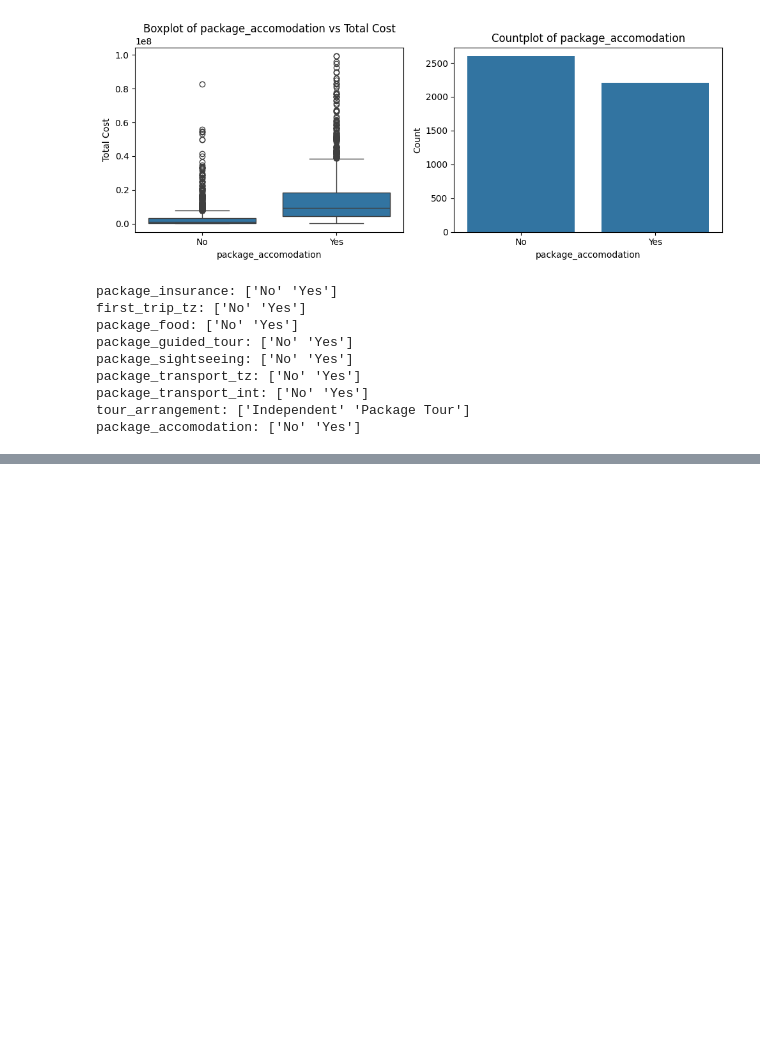
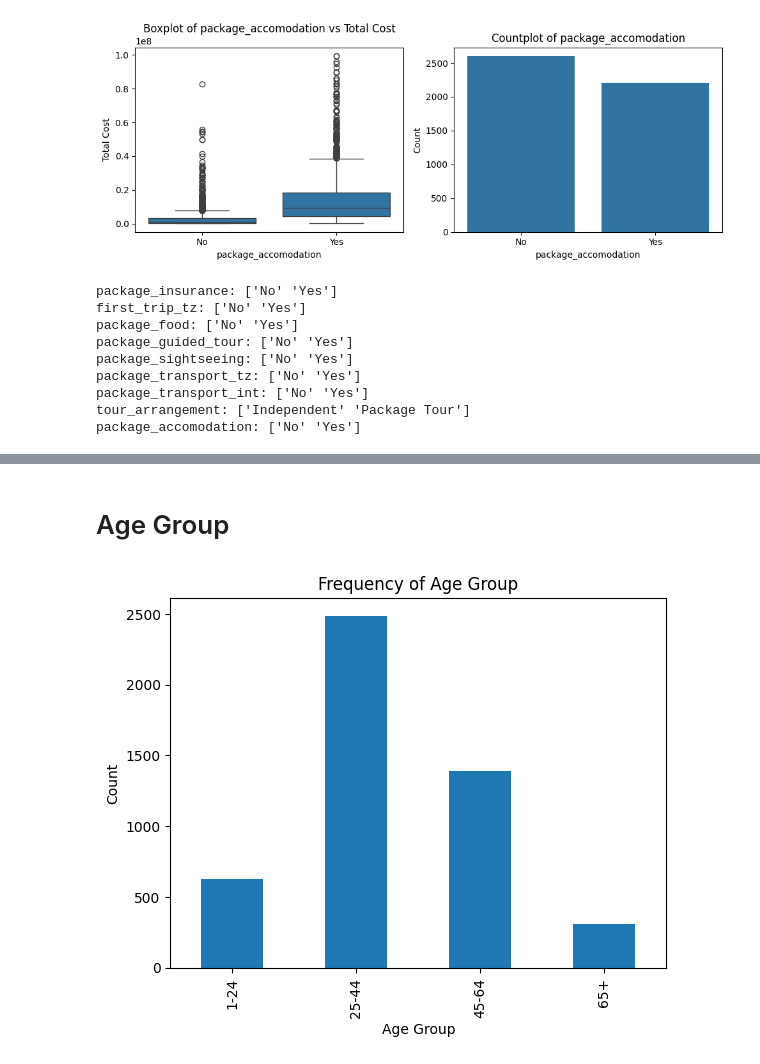
Before and after one commit to segnig/Tanzania-Tourism-Prediction, a Jupyter notebook: main.ipynb, the cells around one changed output, grey strips where cells are left out. Saved outputs shown, nothing was run; the diff lists cells and outputs as text; code cells hidden in the pictures; blank space fills up the shorter version.

```diff
--- a/main.ipynb
+++ b/main.ipynb
@@ -146,0 +282,11 @@ package_accomodation: ['No' 'Yes']
+# %% [markdown]
+# Age Group
+# %%
+# Barchart plot `age_group`
+train_df["age_group"].value_counts().sort_index().plot(kind="bar")
+plt.title("Frequency of Age Group")
+plt.xlabel("Age Group")
+plt.ylabel("Count")
+plt.show()
+# %% [output]
+[figure, added]
```
Also changed, not shown: parts of 18 cells of this notebook.
